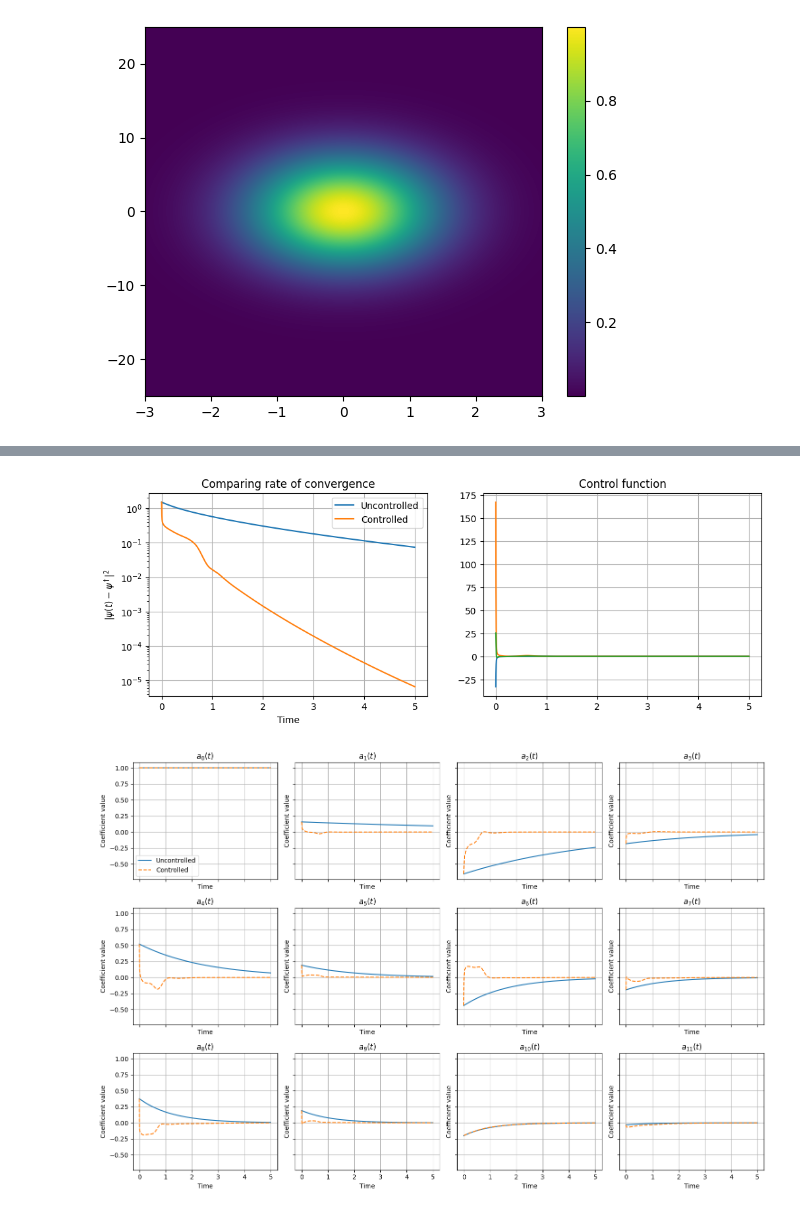
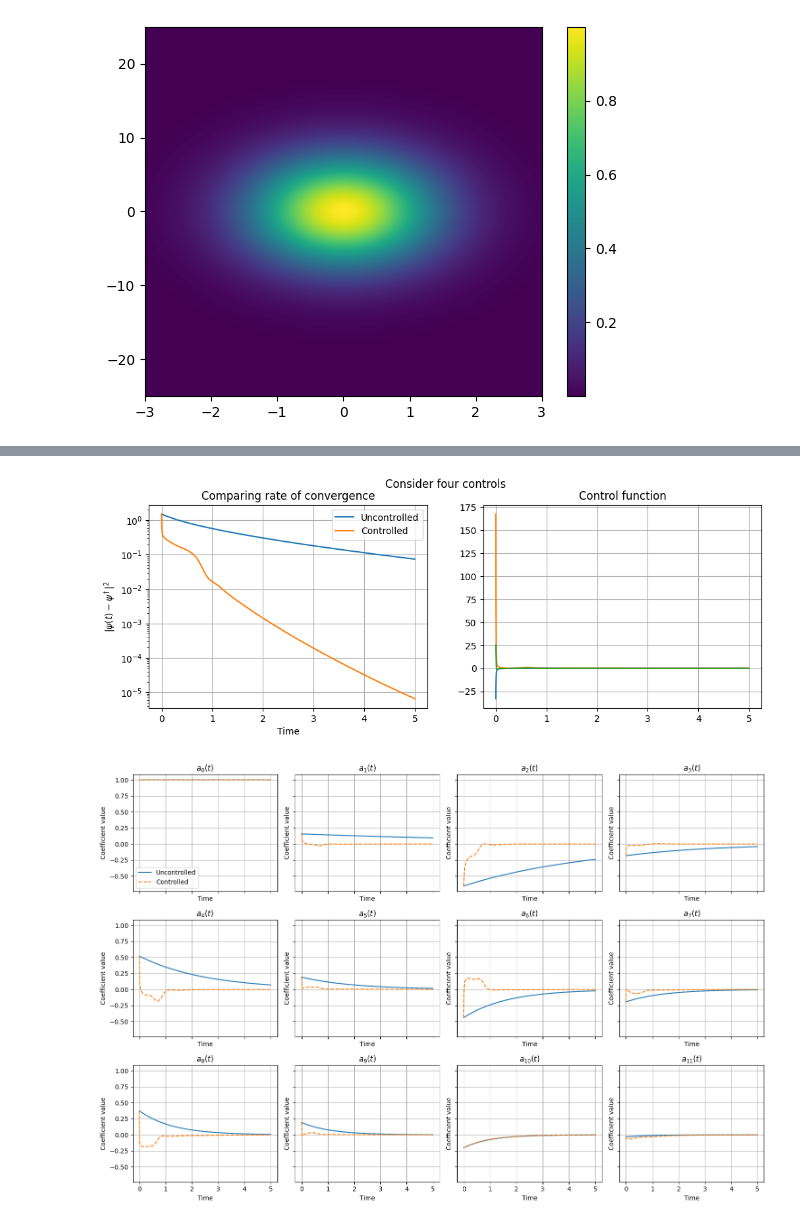
Before and after one commit to lucasmoschen/spectral-fp-opt-control, a Jupyter notebook: codes_notebooks/optimal_control_problem.ipynb, the cells around one changed output, grey strips where cells are left out. Drawn from its saved outputs; the diff is of its cells as text; code cells hidden in the pictures.

Commit message:
adding plotting

```diff
--- a/codes_notebooks/optimal_control_problem.ipynb
+++ b/codes_notebooks/optimal_control_problem.ipynb
@@ -917,27 +878,49 @@ WARNING - Maximum number of iterations attained
+# %%
+T = 5.0
+result_controls = [solver2d.solve(
+    T=T,
+    max_iter=500,
+    tol=1e-4,
+    time_eval=T * np.linspace(0, 1, 1001)**2,
+    verbose=True,
+    learning_rate_kwargs={'method': 'bb', 'gamma': 0.01},
+    inicialization=True
+) for solver2d in solvers]
+
+result = solvers[-1].solve(
+    T=T,
+    max_iter=200,
+    tol=1e-4,
+    time_eval=T * np.linspace(0, 1, 501)**4,
+    verbose=True,
+    control_funcs=[lambda t: np.zeros_like(t)],
+    optimise=False
+)
 # %%
-diff_control = np.sum((result_control['a_vals'] - solver2d.a_dag)**2, axis=1)
-diff_nocontrol = np.sum((result['a_vals'] - solver2d.a_dag)**2, axis=1)
+diff_control = np.sum((result_controls[-1]['a_vals'] - solvers[-1].a_dag)**2, axis=1)
+diff_nocontrol = np.sum((result['a_vals'] - solvers[-1].a_dag)**2, axis=1)
 
 fig, ax = plt.subplots(1, 2, figsize=(12, 4))
 ax[0].plot(result['time'], diff_nocontrol, label='Uncontrolled')
-ax[0].plot(result_control['time'], diff_control, label='Controlled')
+ax[0].plot(result_controls[-1]['time'], diff_control, label='Controlled')
 
 ax[0].set_xlabel('Time')
 ax[0].set_ylabel(r'$|\psi(t) - \psi^\dagger|^2$')
 ax[0].set_title('Comparing rate of convergence')
 ax[0].legend()
 ax[0].grid(True)
 ax[0].set_yscale('log')
 
-ax[1].plot(result_control['time'], result_control['u_vals'][:, 0])
-ax[1].plot(result_control['time'], result_control['u_vals'][:, 1])
-ax[1].plot(result_control['time'], result_control['u_vals'][:, 2])
+ax[1].plot(result_controls[-1]['time'], result_controls[-1]['u_vals'][:, 0])
+ax[1].plot(result_controls[-1]['time'], result_controls[-1]['u_vals'][:, 1])
+ax[1].plot(result_controls[-1]['time'], result_controls[-1]['u_vals'][:, 2])
 ax[1].grid(True)
 ax[1].set_title("Control function")
+fig.suptitle("Consider four controls")
 
 plt.show()
 # %% [output]
-[figure, old version]
+[figure, new version]
 # %%
 num_plots = 12
 rows, cols = 3, 4  # 3 rows x 4 cols = 12 subplots
```
Also changed, not shown: parts of 5 cells of this notebook.
